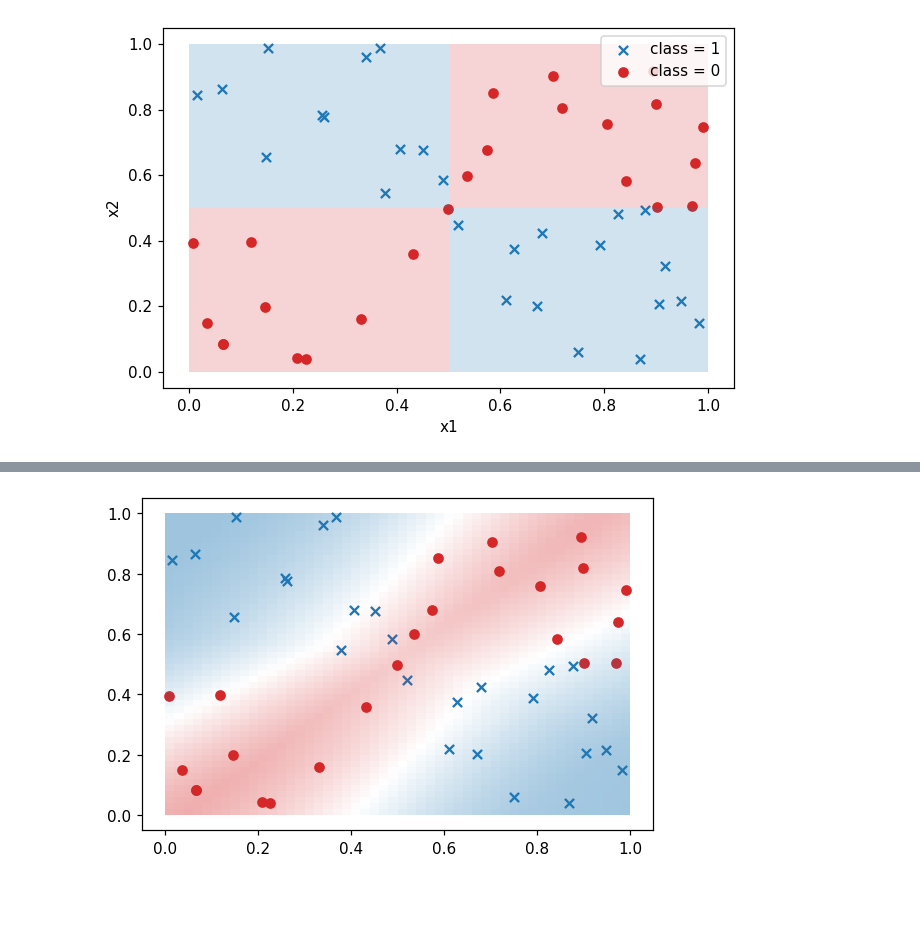
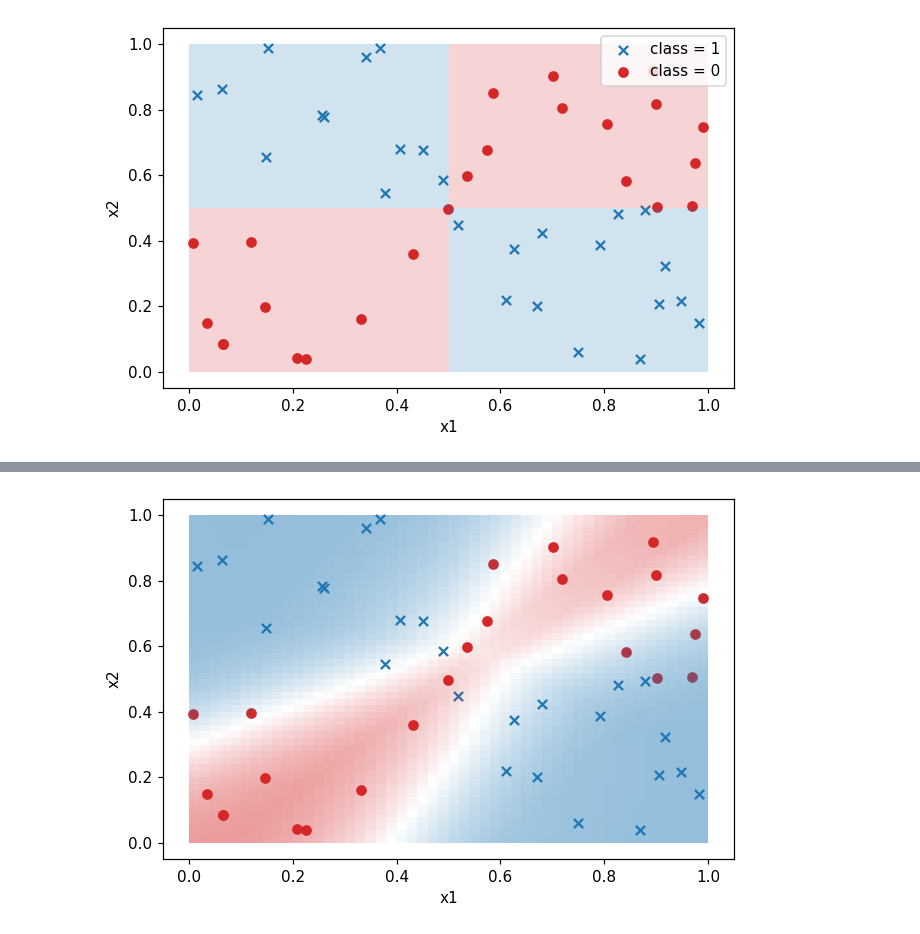
Before and after one commit to lmalms/minitorch, a Jupyter notebook: notebooks/training - classification - xor.ipynb, the cells around one changed output, grey strips where cells are left out. Saved outputs shown, nothing was run; the diff lists cells and outputs as text; code cells hidden in the pictures; blank space fills up the shorter version.

```diff
--- a/notebooks/training - classification - xor.ipynb
+++ b/notebooks/training - classification - xor.ipynb
@@ -60,7 +60,7 @@ X = [list(x) for x in dataset.xs]
 y_true = dataset.ys
 # %%
 # Training loop
-n_epochs = 100
+n_epochs = 150
 losses = []
 
 for epoch in range(n_epochs):
@@ -116,37 +105,41 @@ sum(
-# %%
-# Visualising predictions
-fig, ax = plt.subplots(1, 1, dpi=110)
-# ax.pcolormesh(x1_positions, x2_positions, Y, cmap="coolwarm_r", alpha=0.25)
-ax.scatter(list(x1_pos), list(x2_pos), marker="x", c="tab:blue")
-ax.scatter(list(x1_neg), list(x2_neg), marker="o", c="tab:red")
-
-n_steps = 51
-
-x1_positions = list(np.linspace(0, 1.0, n_steps))
-x2_positions = list(np.linspace(0, 1.0, n_steps))
-
-Y = np.zeros(shape=(n_steps, n_steps))
-
-for i, x1 in enumerate(x1_positions):
-    X = [[x1, x2] for x2 in x2_positions]
-    y_hat = network.forward(X)
-    y_hat = [[s.sigmoid().data for s in sample] for sample in y_hat]
-    Y[:, i] = np.array(y_hat).flatten()
-
-
-
-
-# Plot rectangles
-for i, (x1_lower, x1_upper) in enumerate(zip(x1_positions, x1_positions[1:])):
-    for j, (x2_lower, x2_upper) in enumerate(zip(x2_positions, x2_positions[1:])):
-        rect = Rectangle(
-            (x1_lower, x2_lower),
-            (x1_upper - x1_lower),
-            (x2_upper - x2_lower),
-            color="tab:blue" if Y[i, j] >= 0.5 else "tab:red",
-            alpha=(Y[i, j] - 0.5) if Y[i, j] >= 0.5 else (0.5 - Y[i, j]),
-            lw=0.0
-        )
-        ax.add_patch(rect)
-# %% [output]
-[figure, removed]
+# %%
+# Visualising predictions
+
+# Plot original data
+fig, ax = plt.subplots(1, 1, dpi=110)
+ax.scatter(list(x1_pos), list(x2_pos), marker="x", c="tab:blue")
+ax.scatter(list(x1_neg), list(x2_neg), marker="o", c="tab:red")
+
+# Generate mesh for predictions
+n_steps = 51
+x1_positions = list(np.linspace(0, 1.0, n_steps))
+x2_positions = list(np.linspace(0, 1.0, n_steps))
+
+# Generate predictions for each point on mesh
+y_hat = np.zeros(shape=(n_steps, n_steps))
+for i, x1 in enumerate(x1_positions):
+    X = [[x1, x2] for x2 in x2_positions]
+    y_hat_ = network.forward(X)
+    y_hat_ = [[s.sigmoid().data for s in sample] for sample in y_hat_]
+    y_hat[:, i] = np.array(y_hat_).flatten()
+
+
+# Plot predictions as rectangles
+for i, (x1_lower, x1_upper) in enumerate(zip(x1_positions, x1_positions[1:])):
+    for j, (x2_lower, x2_upper) in enumerate(zip(x2_positions, x2_positions[1:])):
+        rect = Rectangle(
+            (x1_lower, x2_lower),
+            (x1_upper - x1_lower),
+            (x2_upper - x2_lower),
+            color="tab:blue" if y_hat[i, j] >= 0.5 else "tab:red",
+            alpha=(y_hat[i, j] - 0.5) if y_hat[i, j] >= 0.5 else (0.5 - y_hat[i, j]),
+            lw=0.0
+        )
+        ax.add_patch(rect)
+
+
+ax.set_xlabel("x1")
+ax.set_ylabel("x2")
+fig.tight_layout();
+# %% [output]
+[figure, added]
```
Also changed, not shown: parts of 4 cells of this notebook, 1 other file.
